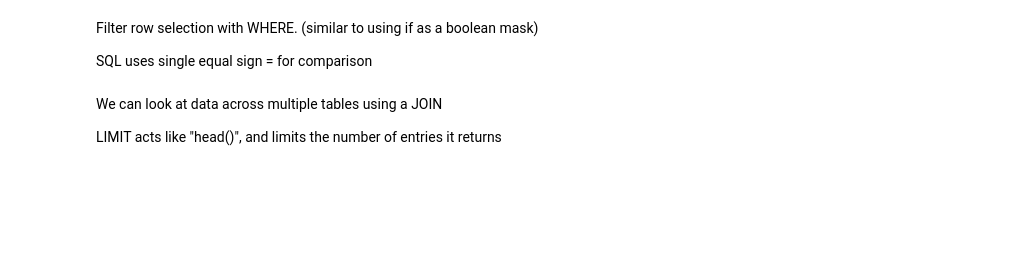
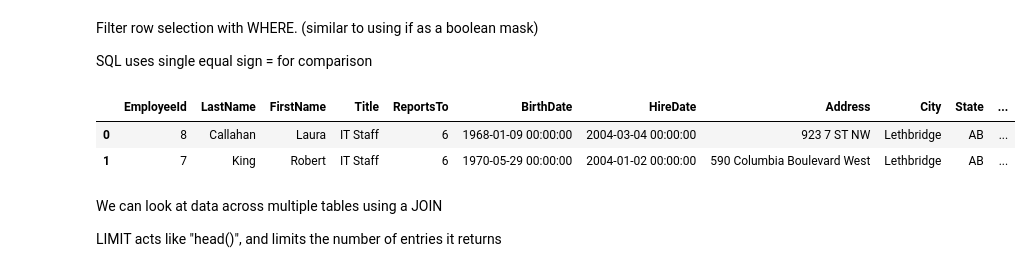
Before and after one commit to smileschen/2019-fa-stats131, a Jupyter notebook: 09-01 Intro SQL.ipynb, the cells around one changed output. Drawn from its saved outputs; the diff is of its cells as text; code cells hidden in the pictures; blank space fills up the shorter version.

```diff
--- a/09-01 Intro SQL.ipynb
+++ b/09-01 Intro SQL.ipynb
@@ -93,11 +133,17 @@ SQL uses single equal sign = for comparison
 # %%
 command = '''
 SELECT *
 FROM Employee
-WHERE EmployeeId >= 6 AND Title = 'IT Staff'
+WHERE EmployeeId >= 6 AND title = 'IT Staff'
+ -- column names are not case sensitive
+ -- text inside quotes is case sensitive
 ORDER BY BirthDate
 '''
 pd.read_sql_query(command, engine)
+# %% [output]
+|  | EmployeeId | LastName | FirstName | Title | ReportsTo | BirthDate | HireDate | Address | City | State | ... |
+| 0 | 8 | Callahan | Laura | IT Staff | 6 | 1968-01-09 00:00:00 | 2004-03-04 00:00:00 | 923 7 ST NW | Lethbridge | AB | ... |
+| 1 | 7 | King | Robert | IT Staff | 6 | 1970-05-29 00:00:00 | 2004-01-02 00:00:00 | 590 Columbia Boulevard West | Lethbridge | AB | ... |
 # %% [markdown]
 We can look at data across multiple tables using a JOIN
 
```
Also changed, not shown: parts of 14 cells of this notebook.
